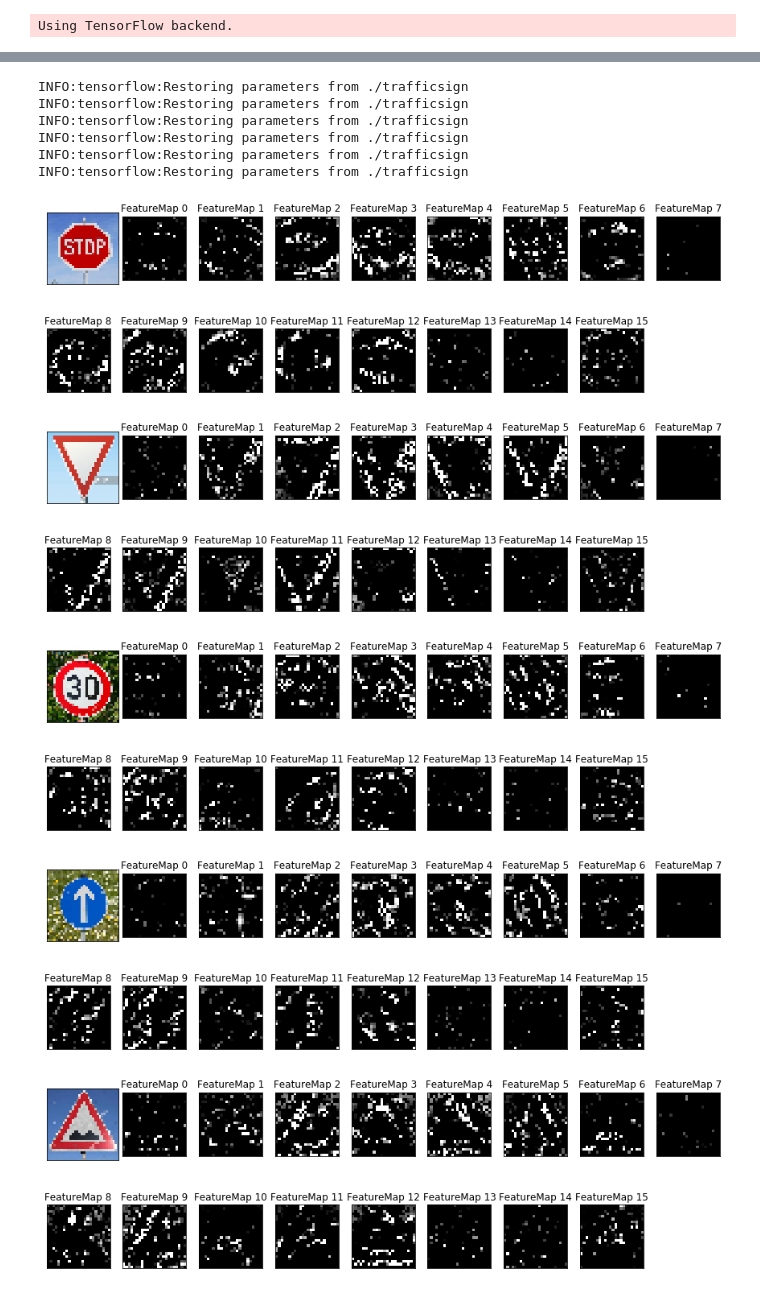
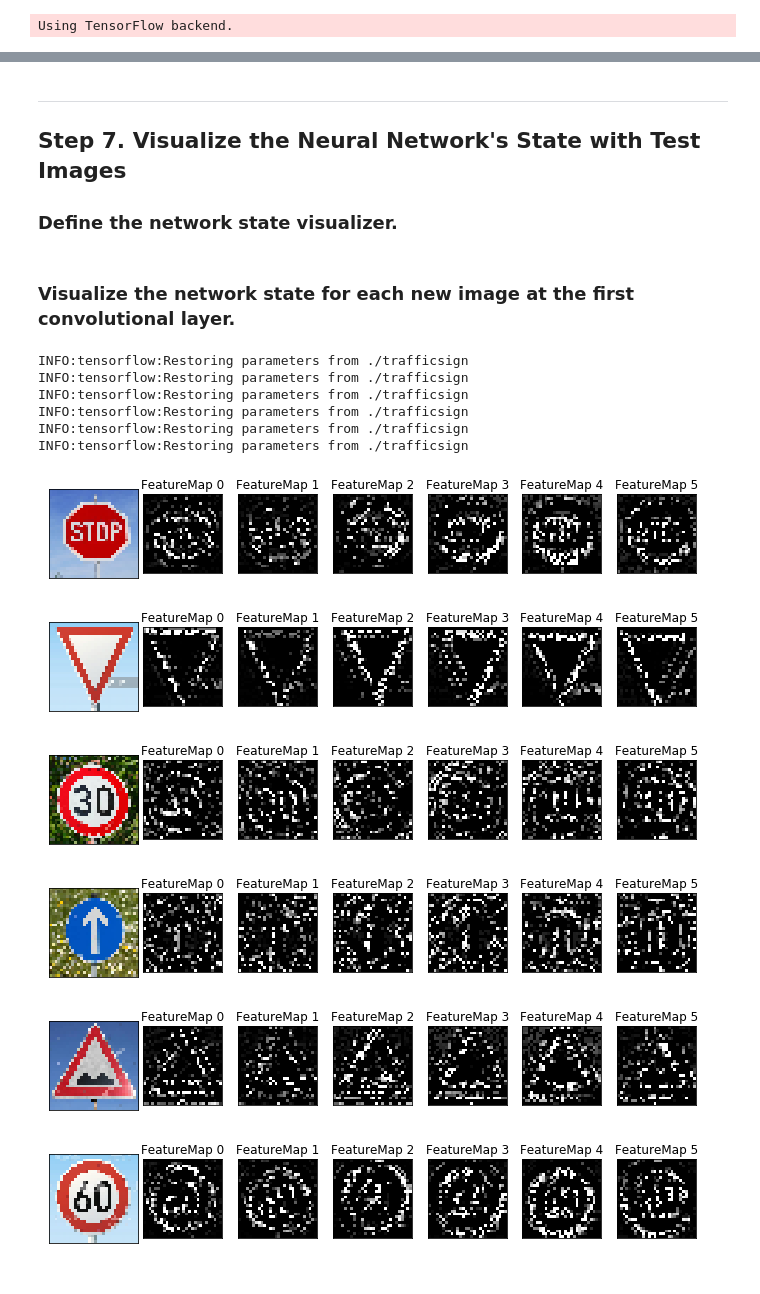
Before and after one commit to jimwatt/P2-traffic_signs, a Jupyter notebook: Traffic_Sign_Classifier.ipynb, the cells around one changed output, grey strips where cells are left out. Drawn from its saved outputs; the diff is of its cells as text; code cells hidden in the pictures.

```diff
--- a/Traffic_Sign_Classifier.ipynb
+++ b/Traffic_Sign_Classifier.ipynb
@@ -84,6 +86,6 @@ for ii in range(numsigns):
         ax.get_xaxis().set_ticks([])
         ax.get_yaxis().set_ticks([])
         if(jj==0):
-            ax.set_xlabel("%d : %s (%d)" % (ii,signnames[ii],len(indices)))
+            ax.set_xlabel("%d : %s (count = %d)" % (ii,signnames[ii],len(indices)))
 # %% [output]
 Plotting images ... this may take a few seconds
@@ -424,3 +432,7 @@ For an example of what feature map outputs look like, check out NVIDIA's results
+# %% [markdown]
+---
+## Step 7. Visualize the Neural Network's State with Test Images
+### Define the network state visualizer.
 # %%
 def outputFeatureMap(image_input, tf_activation, activation_min=-1, activation_max=-1 ,plt_num=1):
     pimg = preProcess(image_input)
@@ -446,19 +458,22 @@ def outputFeatureMap(image_input, tf_activation, activation_min=-1, activation_m
                 plt.imshow(activation[0,:,:, featuremap], interpolation="nearest", cmap="gray")
             ax.get_xaxis().set_ticks([])
             ax.get_yaxis().set_ticks([])
+# %% [markdown]
+### Visualize the network state for each new image at the first convolutional layer.
 # %%
 for ii,pic in enumerate(pics0):
     featpic = pic[None,...]
-    outputFeatureMap(featpic, activation,-1.0,1.0,ii)
+    outputFeatureMap(featpic, conv1,-1.0,1.0,ii)
 # %% [output]
 INFO:tensorflow:Restoring parameters from ./trafficsign
 INFO:tensorflow:Restoring parameters from ./trafficsign
 INFO:tensorflow:Restoring parameters from ./trafficsign
 INFO:tensorflow:Restoring parameters from ./trafficsign
 INFO:tensorflow:Restoring parameters from ./trafficsign
 INFO:tensorflow:Restoring parameters from ./trafficsign
-[figure, old version]
+[figure, new version]
-[figure, old version]
+[figure, new version]
-[figure, old version]
+[figure, new version]
-[figure, old version]
+[figure, new version]
-[figure, old version]
+[figure, new version]
+[figure, added]
```
Also changed, not shown: parts of 46 cells of this notebook.
